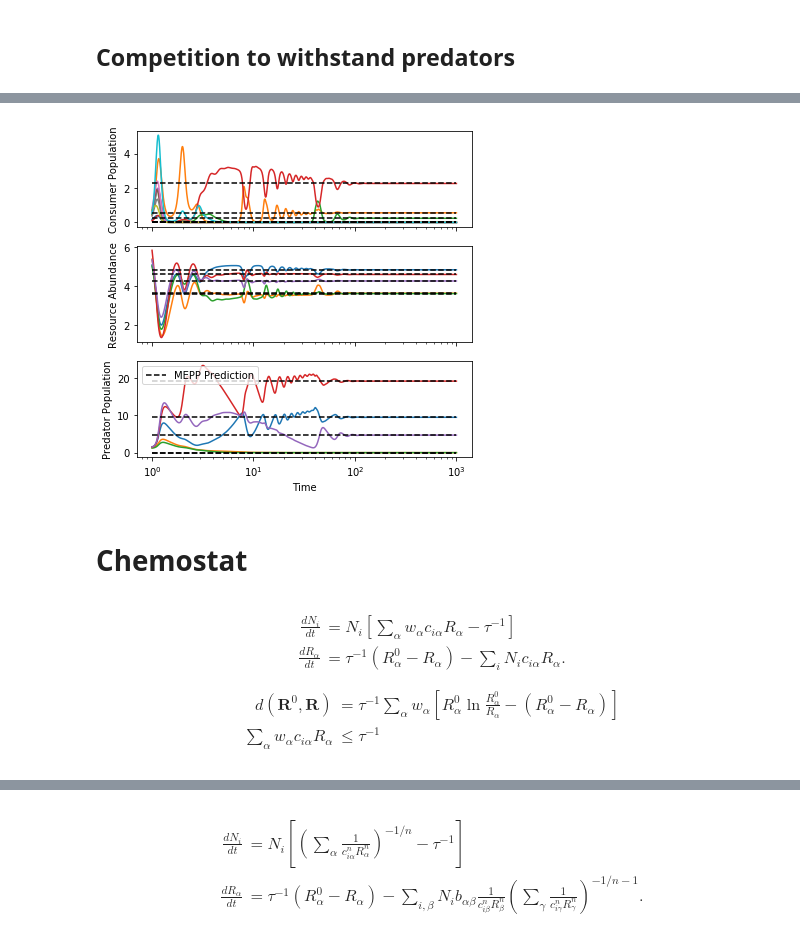
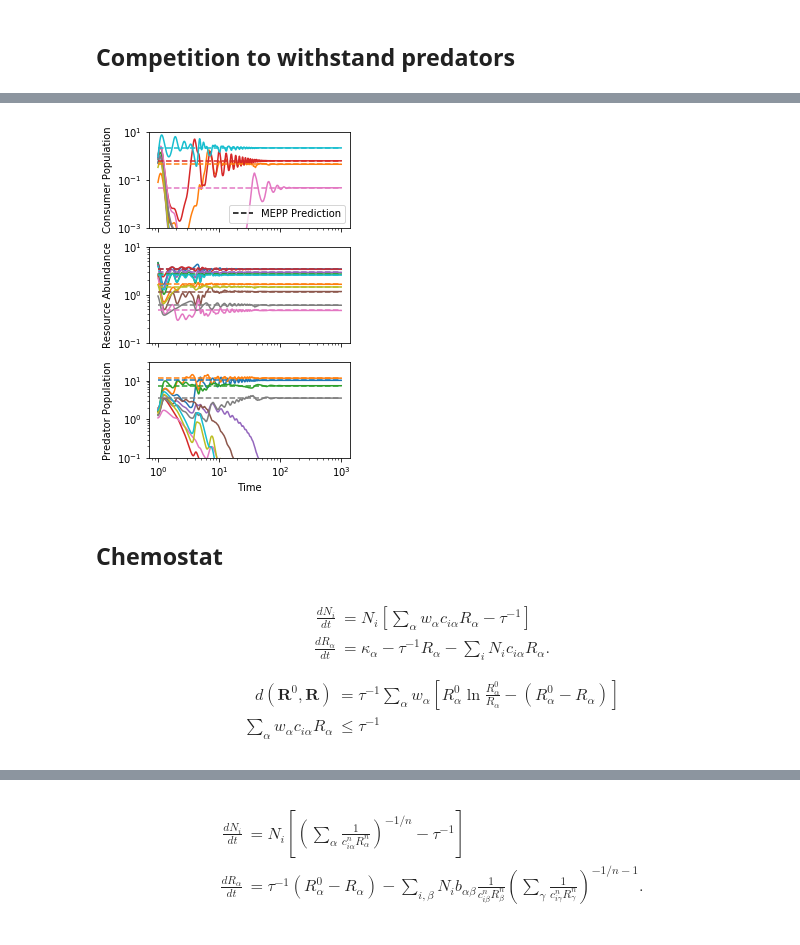
Before and after one commit to Emergent-Behaviors-in-Biology/mepp, a Jupyter notebook: Examples.ipynb, the cells around one changed output, grey strips where cells are left out. Cells and saved outputs as stored; diff of their text form; code cells hidden in the pictures.

```diff
--- a/Examples.ipynb
+++ b/Examples.ipynb
@@ -156,3 +251,22 @@ d(\mathbf{R}^0,\mathbf{R}) &= \frac{1}{2}\sum_\alpha r_\alpha w_\alpha (R_\alpha
 R_\alpha &\geq 0\\
 P_\alpha &\geq 0
 \end{align}
+# %%
+def d(R,P,params):
+    return 0.5*(params['r']/params['K'])*(R-params['K'])**2+params['u']*P
+
+params = {'c':np.asarray([[0.5,-0.3],[0.4,-0.6]]),
+          'm':np.asarray([1,.5]),
+          'r':1,
+          'K':4,
+          'u':1,
+          'w':np.asarray([1,1])}
+
+fig,ax=plt.subplots(figsize=(3,3))
+plot_d(d,params,ax=ax,f_values=np.linspace(0.1,10,15))
+plot_ZNGI(params['c'],params['m'],ax=ax,flip=True)
+ax.plot([params['K']],[0],'kx')
+pdf = bpdf.PdfPages('MacArthur3_schem.pdf')
+pdf.savefig(fig)
+pdf.close()
+plt.show()
@@ -159,15 +275,15 @@ P_\alpha &\geq 0
 # %%
 #Parameters
 S = 10
-MR = 5
-MP = 5
+MR = 10
+MP = 10
 params = {'c':np.random.rand(S,MR),
           'p':np.random.rand(S,MP),
           'm':np.random.rand(S)+1,
           'u':np.random.rand(MP)+1,
           'w':np.random.rand(MR)+1,
           'r':np.random.rand(MR)+1,
-          'R0':np.random.rand(MR)+5}
+          'R0':np.random.rand(MR)*5}
 N_init = np.random.rand(S)
 R_init = params['R0']
 P_init = np.random.rand(MP)+1
@@ -184,49 +300,59 @@ def dydt(t,y):
     dPdt = (params['p'].T.dot(N))*P-params['u']*P
     return np.hstack((dNdt,dRdt,dPdt))
 out_ODE = solve_ivp(dydt,(tmin,tmax),np.hstack((N_init,R_init,P_init)),t_eval=np.logspace(np.log10(tmin),np.log10(tmax),1000))
 t = out_ODE.t
 N = out_ODE.y[:S,:].T
 R = out_ODE.y[S:S+MR,:].T
 P = out_ODE.y[S+MR:,:].T
 
 #Constrained optimization
 noninvadable = LinearConstraint(np.hstack((params['c']*params['w'],-params['p'])),-np.inf*np.ones(S),params['m'])
 resource_feasible = Bounds(0,np.inf)
 def d(RP):
     R = RP[:MR]
     P = RP[MR:]
     return 0.5*((R-params['R0'])**2*params['w']*params['r']).sum() + params['u'].dot(P)
 out_opt = minimize(d, np.hstack((R_init,P_init)), method='trust-constr', constraints=noninvadable, bounds=resource_feasible)
 Rstar = out_opt.x[:MR]
 Pstar = out_opt.x[MR:]
 Nstar = out_opt.v[0]
 
-fig,ax=plt.subplots(3,sharex=True,figsize=(6,6))
+fig,ax=plt.subplots(3,sharex=True,figsize=(4,6))
+fig.subplots_adjust(left=0.2)
 #Plot ODE results
-ax[0].semilogx(t,N)
-ax[1].semilogx(t,R)
-ax[2].semilogx(t,P)
+ax[0].loglog(t,N)
+ax[1].loglog(t,R)
+ax[2].loglog(t,P)
 #Plot optimization results
-ax[0].plot([t[0],t[-1]],[Nstar,Nstar],'k--')
-ax[1].plot([t[0],t[-1]],[Rstar,Rstar],'k--')
-ax[2].plot([t[0],t[-1]],[Pstar,Pstar],'k--')
+ax[0].set_prop_cycle(None)
+ax[0].plot([t[0],t[-1]],[Nstar,Nstar],'--')
+ax[1].set_prop_cycle(None)
+ax[1].plot([t[0],t[-1]],[Rstar,Rstar],'--')
+ax[2].set_prop_cycle(None)
+ax[2].plot([t[0],t[-1]],[Pstar,Pstar],'--')
 #Make legend
-ax[2].plot([],[],'k--',label='MEPP Prediction')
-ax[2].legend()
+ax[0].plot([],[],'k--',label='MEPP Prediction')
+ax[0].legend()
 #Make labels
 ax[2].set_xlabel('Time')
 ax[0].set_ylabel('Consumer Population')
 ax[1].set_ylabel('Resource Abundance')
 ax[2].set_ylabel('Predator Population')
+ax[0].set_ylim((1e-3,10))
+ax[1].set_ylim((1e-1,10))
+ax[2].set_ylim((1e-1,30))
+pdf = bpdf.PdfPages('MacArthur3_sim.pdf')
+pdf.savefig(fig)
+pdf.close()
 plt.show()
 # %% [output]
-[figure, old version]
+[figure, new version]
 # %% [markdown]
-# Chemostat
+## Chemostat
 # %% [markdown]
 \begin{align}
 \frac{dN_i}{dt} &= N_i \left[ \sum_{\alpha} w_\alpha c_{i\alpha} R_\alpha - \tau^{-1}\right]\\
-\frac{dR_\alpha}{dt} &= \tau^{-1} (R_\alpha^0 - R_\alpha) - \sum_i N_i c_{i\alpha} R_\alpha.
+\frac{dR_\alpha}{dt} &= \kappa_\alpha -\tau^{-1} R_\alpha - \sum_i N_i c_{i\alpha} R_\alpha.
 \end{align}
 
 \begin{align}
```
Also changed, not shown: parts of 33 cells of this notebook, 14 other files.
